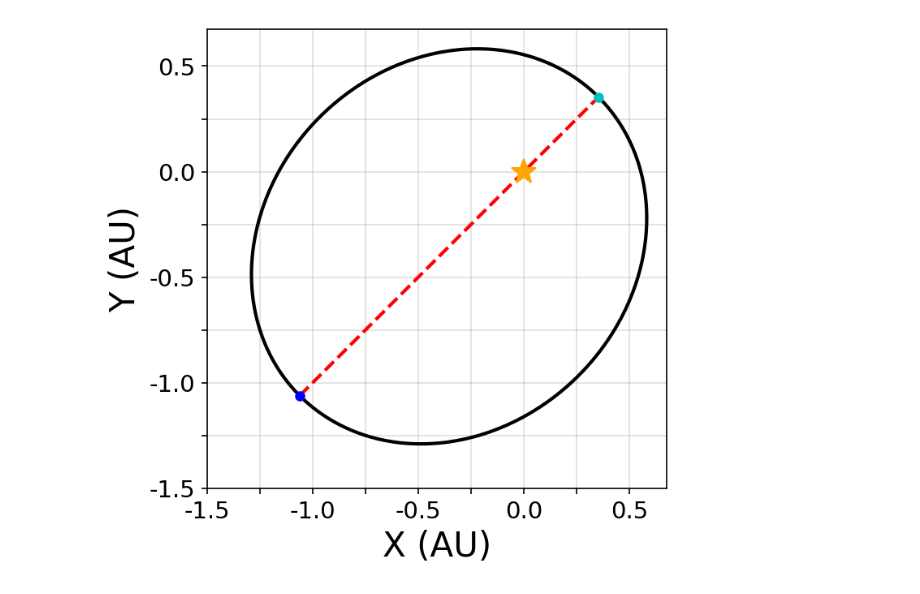
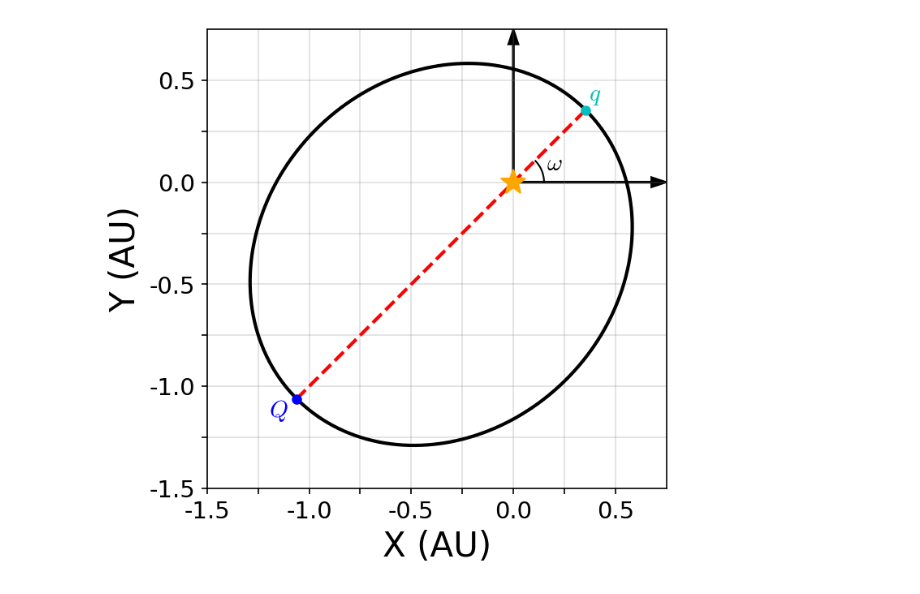
Before and after one commit to saturnaxis/exoplanet-binary, a Jupyter notebook: Tutorials/intro-alpha-centauri.ipynb, the cells around one changed output. Drawn from its saved outputs; the diff is of its cells as text; code cells hidden in the pictures.

```diff
--- a/Tutorials/intro-alpha-centauri.ipynb
+++ b/Tutorials/intro-alpha-centauri.ipynb
@@ -103,35 +103,48 @@ def ellipse(a,e,omega):
 fig = plt.figure(figsize=(5,5),dpi=150)
 ax = fig.add_subplot(111)
 
+ax.grid(True,color='gray',alpha=0.25)
+ax.set_aspect('equal')
+
+ax.arrow(0,0,0.75,0,width=0.005,head_width=0.05,color='k',length_includes_head=True)
+ax.arrow(0,0,0,0.75,width=0.005,head_width=0.05,color='k',length_includes_head=True)
+
 ell = ellipse(semi,ecc,omg)
 peri, apo = semi*(1-ecc), semi*(1+ecc)
 ax.plot(ell[0,:],ell[1,:],'k-',lw=2)
 ax.plot([apo*np.cos(omg+np.pi),peri*np.cos(omg)],[apo*np.sin(omg+np.pi),peri*np.sin(omg)],'r--',lw=2)
 ax.plot(apo*np.cos(omg+np.pi),apo*np.sin(omg+np.pi),'b.',ms=10)
 ax.plot(peri*np.cos(omg),peri*np.sin(omg),'c.',ms=10)
 
-ax.grid(True,color='gray',alpha=0.25)
-ax.set_aspect('equal')
+arc_r = 0.15
+ang_rng = np.radians(np.arange(0,45,1))
+arc_x, arc_y = arc_r*np.cos(ang_rng), arc_r*np.sin(ang_rng)
+ax.plot(arc_x,arc_y,'k-',lw=1)
+ax.text(0.2,0.06,'$\omega$',horizontalalignment='center',rotation=0,fontsize='medium')
+ax.text(0.4,0.4,'$q$',horizontalalignment='center',rotation=0,fontsize='medium',color='c')
+ax.text(-1.15,-1.15,'$Q$',horizontalalignment='center',rotation=0,fontsize='medium',color='b')
 
 ax.plot(0,0,'*',color='orange',ms=15)
 
 ax.set_xlabel("X (AU)",fontsize = fs)
 ax.set_ylabel("Y (AU)",fontsize = fs)
+ax.set_xlim(-1.5,0.75)
+ax.set_ylim(-1.5,0.75)
 ticks = np.arange(-1.5,0.75,0.25)
 ax.set_xticks(ticks)
 ax.set_yticks(ticks)
 xlabels, ylabels = [], []
 for i in range(0,len(ticks)):
     if i % 2:
         xlabels.append("")
         ylabels.append("")
     else:
         xlabels.append(str(ticks[i]))
         ylabels.append(str(ticks[i]))
 ax.set_xticklabels(xlabels)
 ax.set_yticklabels(xlabels)
 
 glue("orbit_fig", fig, display=False);
 # %% [output]
 [interactive output not drawn]
-[figure, old version]
+[figure, new version]
```
Also changed, not shown: parts of 7 cells of this notebook, 1 other file.
